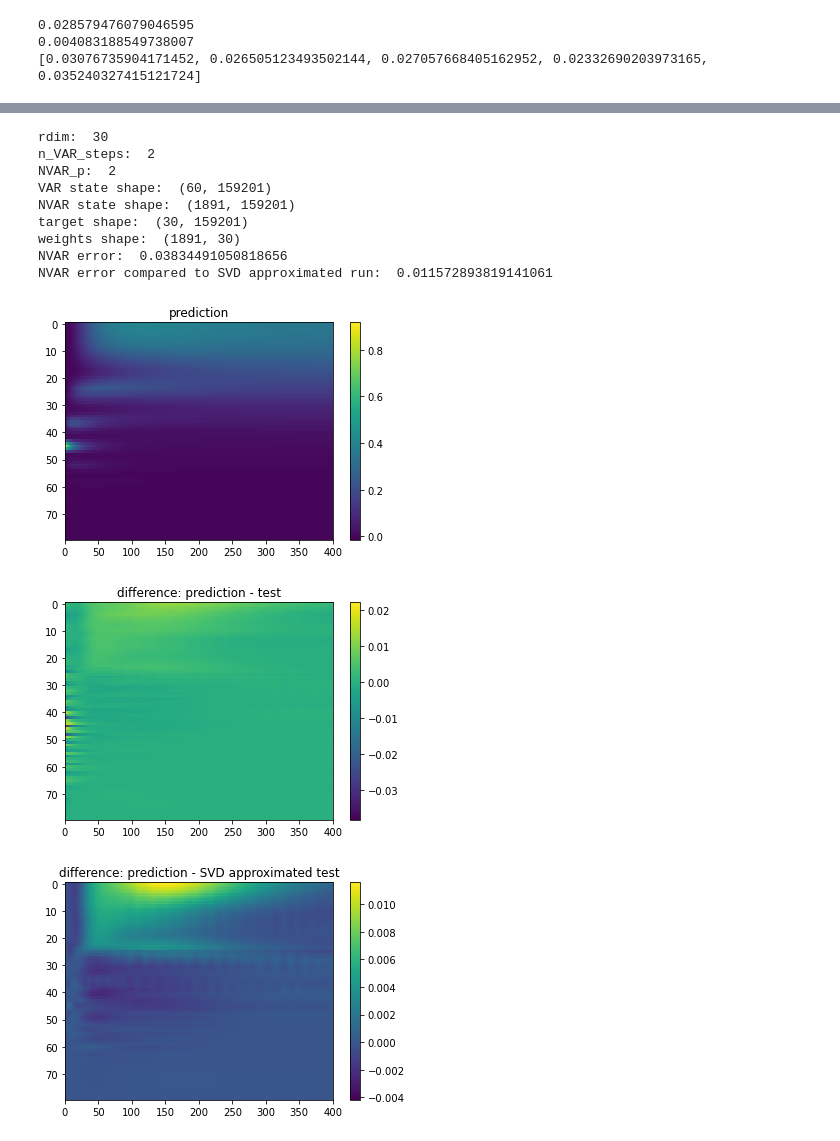
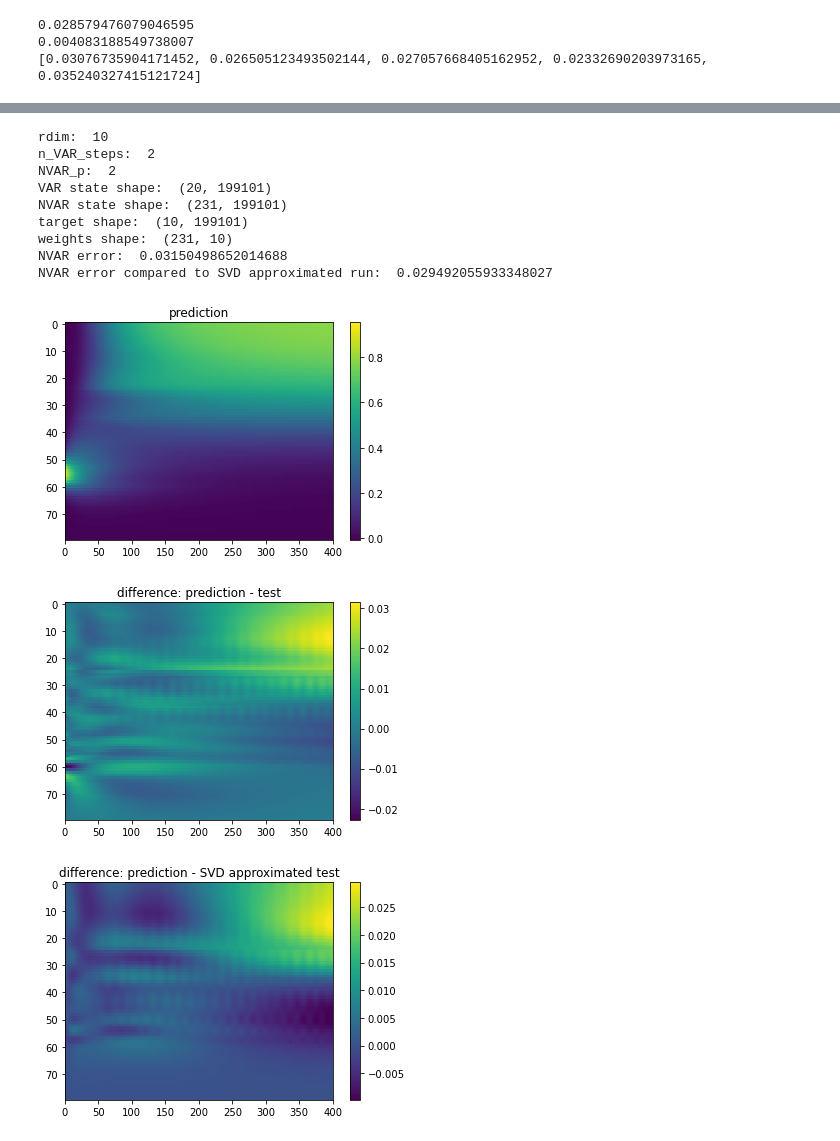
Before and after one commit to stmeinecke/derrom, a Jupyter notebook: ELPH-ML_NVAR.ipynb, the cells around one changed output, grey strips where cells are left out. Drawn from its saved outputs; the diff is of its cells as text; code cells hidden in the pictures.

Commit message:
slight cosmetic changes in the NVAR notebook.

```diff
--- a/ELPH-ML_NVAR.ipynb
+++ b/ELPH-ML_NVAR.ipynb
@@ -204,10 +167,10 @@ optimizer = ELPH_Optimizer.ridge(alpha=10.**-2.8)
 
 
 train_runs = runs[::1]
-test_run = train_runs.pop(150)
+test_run = train_runs.pop(417)
 
 NVAR.load_runs(train_runs)
-NVAR.train(rdim=30, n_VAR_steps=2, NVAR_p=2, intercept=True, optimizer=optimizer, scaler=scaler, full_hist=False)
+NVAR.train(rdim=10, n_VAR_steps=2, NVAR_p=2, intercept=True, optimizer=optimizer, scaler=scaler, full_hist=False)
 
 NVAR.print_status()
 
@@ -220,40 +183,40 @@ test_run_SVDapprx = NVAR.Uhat @ NVAR.Uhat.T @ test_run
 
 
 xmax = runs[0].shape[1]
 
 plt.imshow(pred, aspect='auto', interpolation='none')
 plt.colorbar()
 plt.title('prediction')
 plt.xlim(0,xmax)
 plt.show()
 
 plt.imshow(pred-test_run, aspect='auto', interpolation='none')
 plt.colorbar()
 plt.title('difference: prediction - test')
 plt.xlim(0,xmax)
 plt.show()
 
 plt.imshow(pred-test_run_SVDapprx, aspect='auto', interpolation='none')
 plt.colorbar()
 plt.title('difference: prediction - SVD approximated test')
 plt.xlim(0,xmax)
 plt.show()
 
 plt.imshow(test_run-test_run_SVDapprx, aspect='auto', interpolation='none')
 plt.colorbar()
 plt.title('difference: test - SVD approximated test')
 plt.xlim(0,xmax)
 plt.show()
 # %% [output]
-rdim:  30
+rdim:  10
 n_VAR_steps:  2
 NVAR_p:  2
-VAR state shape:  (60, 159201)
-NVAR state shape:  (1891, 159201)
-target shape:  (30, 159201)
-weights shape:  (1891, 30)
-NVAR error:  0.03834491050818656
-NVAR error compared to SVD approximated run:  0.011572893819141061
+VAR state shape:  (20, 199101)
+NVAR state shape:  (231, 199101)
+target shape:  (10, 199101)
+weights shape:  (231, 10)
+NVAR error:  0.03150498652014688
+NVAR error compared to SVD approximated run:  0.029492055933348027
-[figure, old version]
+[figure, new version]
-[figure, old version]
+[figure, new version]
-[figure, old version]
+[figure, new version]
```
Also changed, not shown: parts of 4 cells of this notebook, 1 other file.
